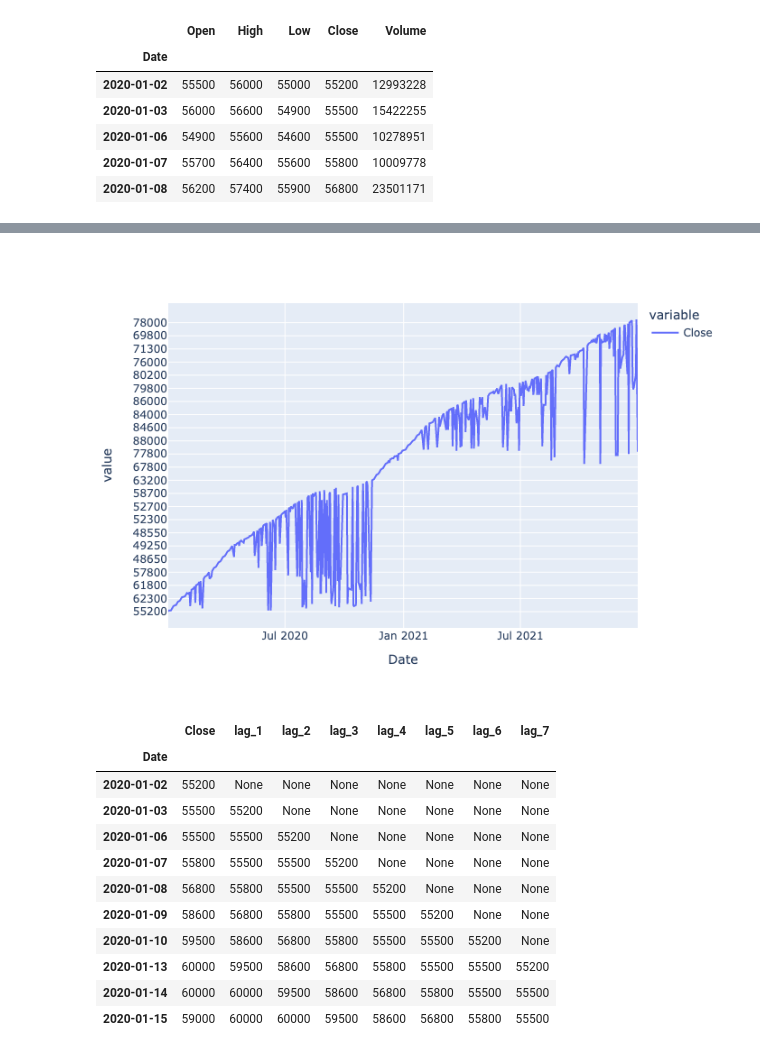
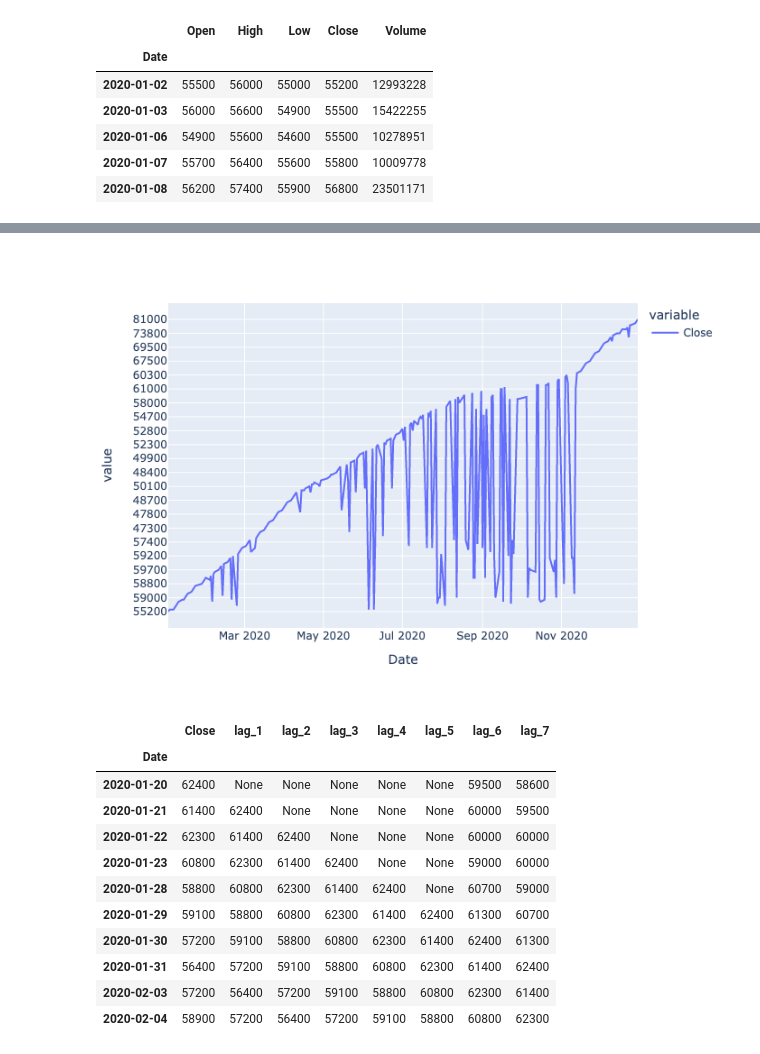
Before and after one commit to hl122/INDE577final, a Jupyter notebook: Supervised learning/Linear Regression/Linear Regression.ipynb, the cells around one changed output, grey strips where cells are left out. Saved outputs shown, nothing was run; the diff lists cells and outputs as text; code cells hidden in the pictures.

```diff
--- a/Supervised learning/Linear Regression/Linear Regression.ipynb
+++ b/Supervised learning/Linear Regression/Linear Regression.ipynb
@@ -130,8 +131,9 @@ from sklearn.model_selection import train_test_split
 import matplotlib.pyplot as plt
 import datetime as dt
 # %%
+#Import stock data from Naver from the specified dates
 start_date = dt.datetime(2020, 1, 1)
-end_date = dt.datetime(2021, 12, 31)
+end_date = dt.datetime(2020, 12, 31)
 data = web.DataReader('005930', 'naver', start_date, end_date)
 
 data.head()
@@ -169,26 +148,28 @@ Note: you may need to restart the kernel to use updated packages.
 # %%
+#Plot the close price of the data at the selected date
 all_df = pd.DataFrame(data['Close'])
 
 fig = px.line(all_df)
 fig.show("png")
 # %% [output]
-[figure, old version]
+[figure, new version]
 # %%
-for i in range(1, 8):
+#Use the past 6 days to predict the current
+for i in range(1, 6):
     all_df[f'lag_{i}'] = all_df['Close'].shift(i)
 
 all_df.head(10)
 # %% [output]
 |  | Close | lag_1 | lag_2 | lag_3 | lag_4 | lag_5 | lag_6 | lag_7 |
 | Date |  |  |  |  |  |  |  |  |
-| 2020-01-02 | 55200 | None | None | None | None | None | None | None |
-| 2020-01-03 | 55500 | 55200 | None | None | None | None | None | None |
-| 2020-01-06 | 55500 | 55500 | 55200 | None | None | None | None | None |
-| 2020-01-07 | 55800 | 55500 | 55500 | 55200 | None | None | None | None |
-| 2020-01-08 | 56800 | 55800 | 55500 | 55500 | 55200 | None | None | None |
-| 2020-01-09 | 58600 | 56800 | 55800 | 55500 | 55500 | 55200 | None | None |
-| 2020-01-10 | 59500 | 58600 | 56800 | 55800 | 55500 | 55500 | 55200 | None |
-| 2020-01-13 | 60000 | 59500 | 58600 | 56800 | 55800 | 55500 | 55500 | 55200 |
-| 2020-01-14 | 60000 | 60000 | 59500 | 58600 | 56800 | 55800 | 55500 | 55500 |
-| 2020-01-15 | 59000 | 60000 | 60000 | 59500 | 58600 | 56800 | 55800 | 55500 |
+| 2020-01-20 | 62400 | None | None | None | None | None | 59500 | 58600 |
+| 2020-01-21 | 61400 | 62400 | None | None | None | None | 60000 | 59500 |
+| 2020-01-22 | 62300 | 61400 | 62400 | None | None | None | 60000 | 60000 |
+| 2020-01-23 | 60800 | 62300 | 61400 | 62400 | None | None | 59000 | 60000 |
+| 2020-01-28 | 58800 | 60800 | 62300 | 61400 | 62400 | None | 60700 | 59000 |
+| 2020-01-29 | 59100 | 58800 | 60800 | 62300 | 61400 | 62400 | 61300 | 60700 |
+| 2020-01-30 | 57200 | 59100 | 58800 | 60800 | 62300 | 61400 | 62400 | 61300 |
+| 2020-01-31 | 56400 | 57200 | 59100 | 58800 | 60800 | 62300 | 61400 | 62400 |
+| 2020-02-03 | 57200 | 56400 | 57200 | 59100 | 58800 | 60800 | 62300 | 61400 |
+| 2020-02-04 | 58900 | 57200 | 56400 | 57200 | 59100 | 58800 | 60800 | 62300 |
 # %%
```
Also changed, not shown: parts of 15 cells of this notebook, 3 other files.
